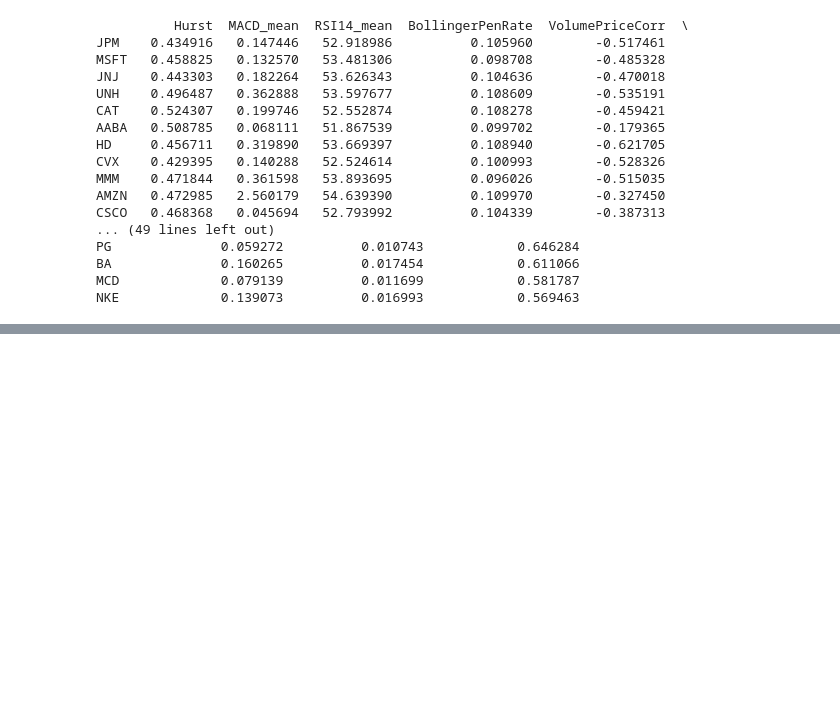
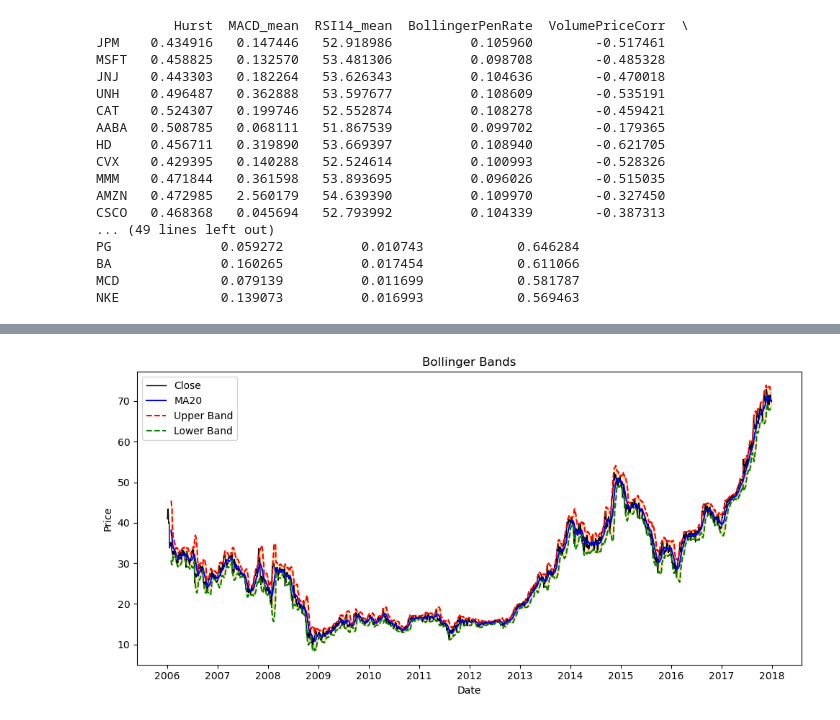
Before and after one commit to lhtPeking/Modeling-and-Forecasting-Stock-Trading-Sequences, a Jupyter notebook: main.ipynb, the cells around one changed output, grey strips where cells are left out. Cells and saved outputs as stored; diff of their text form; code cells hidden in the pictures; blank space fills up the shorter version.

```diff
--- a/main.ipynb
+++ b/main.ipynb
@@ -99,0 +115,29 @@ NKE             0.139073          0.016993            0.569463
+# %%
+## 布林带可视化：以AABA为例
+import matplotlib.dates as mdates
+
+df_AABA['MA20'] = df_AABA['Close'].rolling(window=20).mean()
+df_AABA['STD20'] = df_AABA['Close'].rolling(window=20).std()
+df_AABA['Upper'] = df_AABA['MA20'] + 2 * df_AABA['STD20']
+df_AABA['Lower'] = df_AABA['MA20'] - 2 * df_AABA['STD20']
+df_AABA['Date'] = pd.to_datetime(df_AABA['Date'])
+
+plt.figure(figsize=(10,5))
+plt.plot(df_AABA['Date'], df_AABA['Close'], label='Close', color='black', linewidth=1)
+plt.plot(df_AABA['Date'], df_AABA['MA20'], label='MA20', color='blue')
+plt.plot(df_AABA['Date'], df_AABA['Upper'], label='Upper Band', linestyle='--', color='red')
+plt.plot(df_AABA['Date'], df_AABA['Lower'], label='Lower Band', linestyle='--', color='green')
+plt.fill_between(df_AABA['Date'], df_AABA['Upper'], df_AABA['Lower'], color='orange', alpha=0.3)
+
+ax = plt.gca()
+ax.xaxis.set_major_locator(mdates.YearLocator())
+ax.xaxis.set_major_formatter(mdates.DateFormatter('%Y'))
+
+plt.title("Bollinger Bands")
+plt.xlabel("Date")
+plt.ylabel("Price")
+plt.legend()
+plt.tight_layout()
+plt.show()
+# %% [output]
+[figure, added]
```
Also changed, not shown: parts of 3 cells of this notebook.
